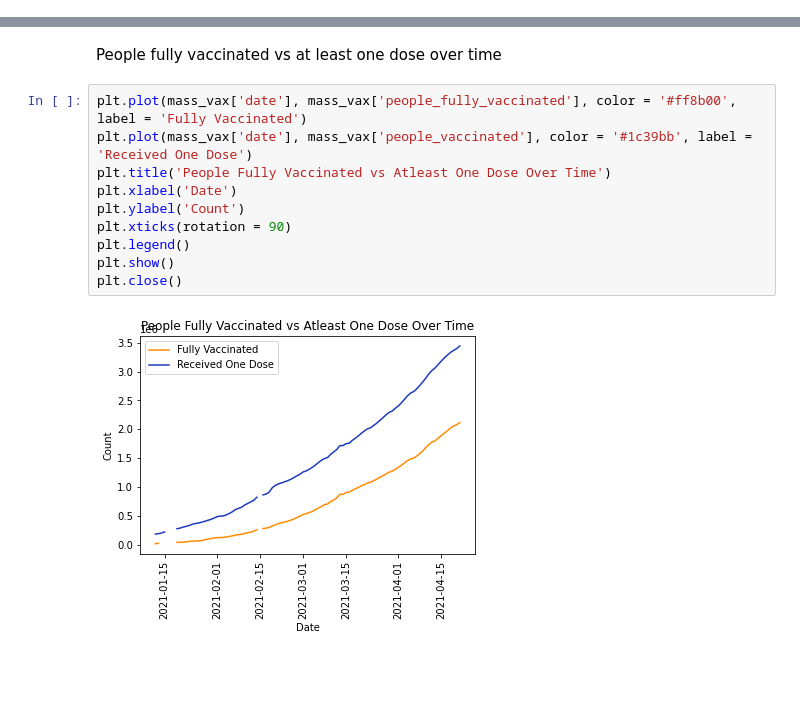
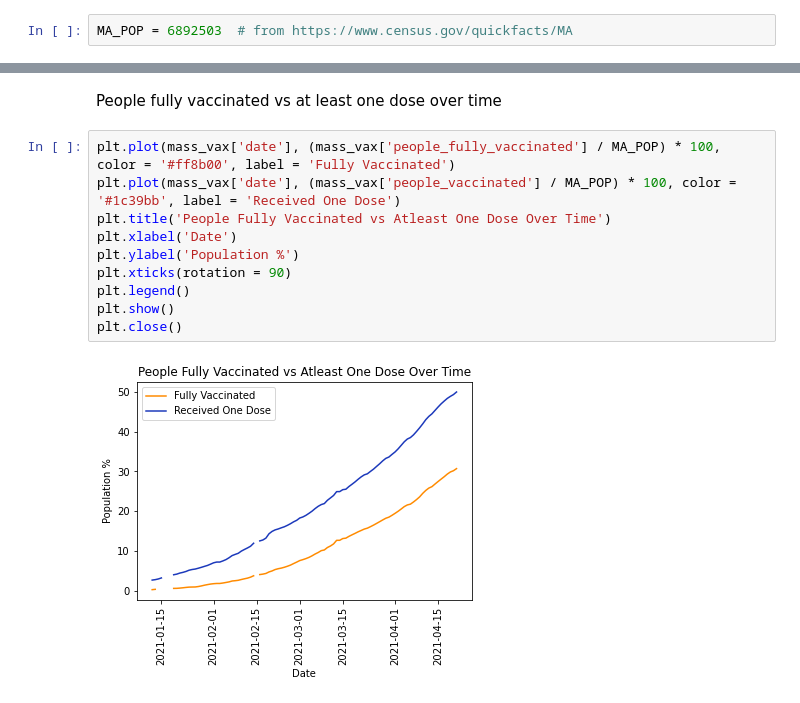
Before and after one commit to samar14641/covid-visualisations, a Jupyter notebook: massachusettsPlots.ipynb, the cells around one changed output, grey strips where cells are left out. Cells and saved outputs as stored; diff of their text form; blank space fills up the shorter version.

```diff
--- a/massachusettsPlots.ipynb
+++ b/massachusettsPlots.ipynb
@@ -8,3 +7,5 @@ import pandas as pd
+# %%
+MA_POP = 6892503  # from https://www.census.gov/quickfacts/MA
 # %%
 vax = pd.read_csv(os.getcwd() + '/Data/us_state_vaccinations.csv')
 
@@ -317,14 +329,14 @@ plt.close()
 # %% [markdown]
 People fully vaccinated vs at least one dose over time
 # %%
-plt.plot(mass_vax['date'], mass_vax['people_fully_vaccinated'], color = '#ff8b00', label = 'Fully Vaccinated')
-plt.plot(mass_vax['date'], mass_vax['people_vaccinated'], color = '#1c39bb', label = 'Received One Dose')
+plt.plot(mass_vax['date'], (mass_vax['people_fully_vaccinated'] / MA_POP) * 100, color = '#ff8b00', label = 'Fully Vaccinated')
+plt.plot(mass_vax['date'], (mass_vax['people_vaccinated'] / MA_POP) * 100, color = '#1c39bb', label = 'Received One Dose')
 plt.title('People Fully Vaccinated vs Atleast One Dose Over Time')
 plt.xlabel('Date')
-plt.ylabel('Count')
+plt.ylabel('Population %')
 plt.xticks(rotation = 90)
 plt.legend()
 plt.show()
 plt.close()
 # %% [output]
-[figure, old version]
+[figure, new version]
```
Also changed, not shown: parts of 7 cells of this notebook.
